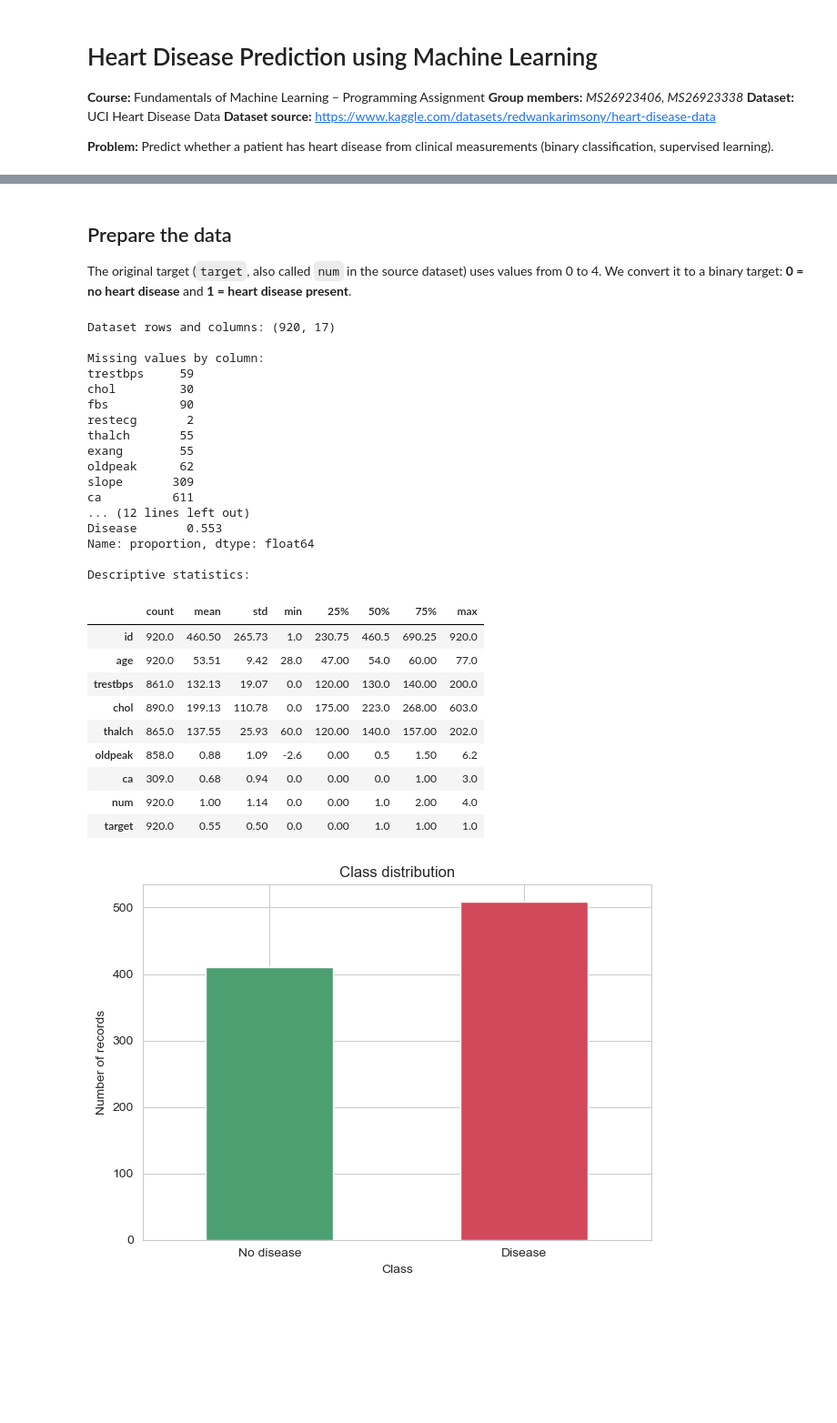
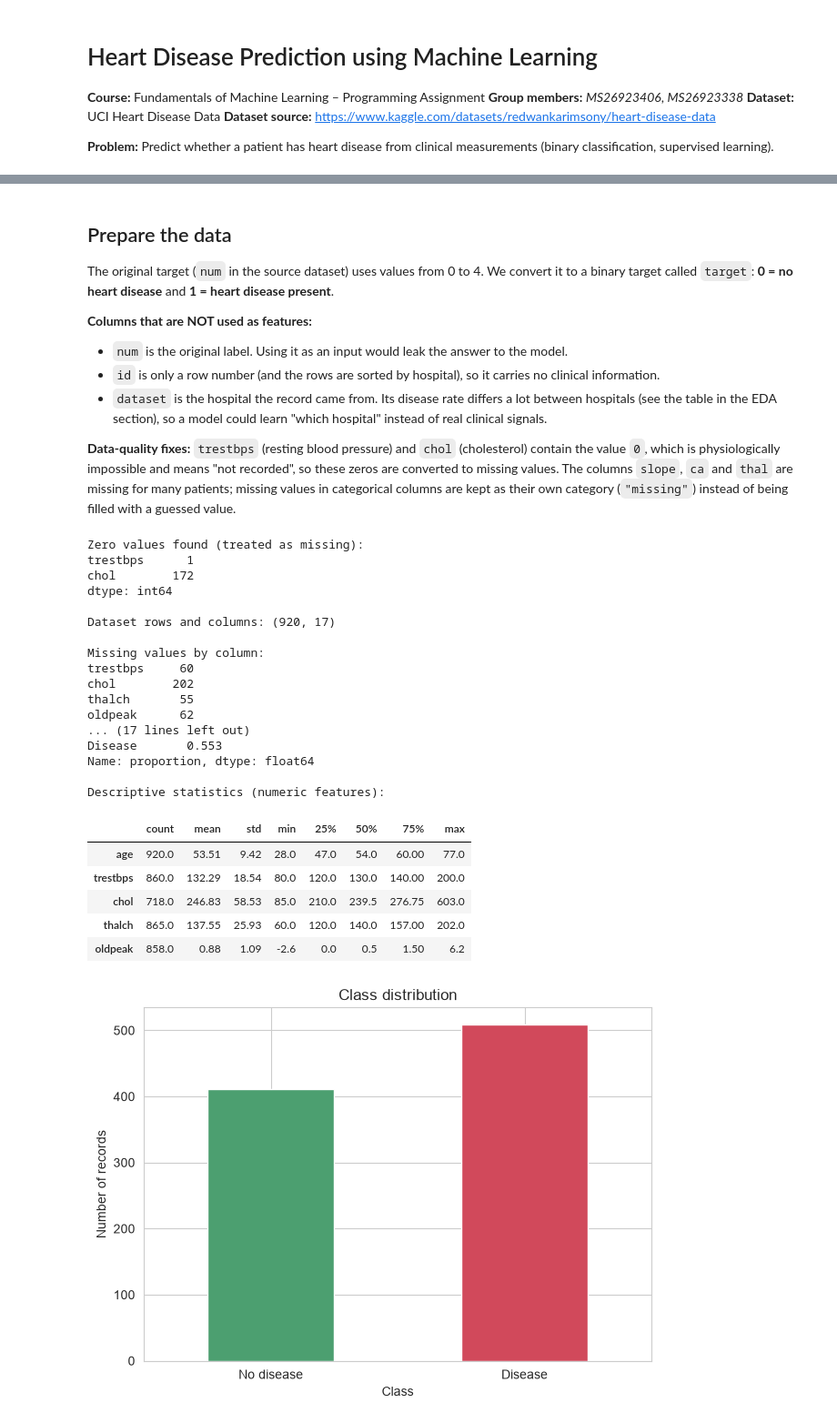
Before and after one commit to Shanaka27/ML_assignment, a Jupyter notebook: ML_Assignment.ipynb, the cells around one changed output, grey strips where cells are left out. Shown at 91% size. Cells and saved outputs as stored; diff of their text form; code cells hidden in the pictures; blank space fills up the shorter version.

```diff
--- a/ML_Assignment.ipynb
+++ b/ML_Assignment.ipynb
@@ -92,68 +99,87 @@ dtype: object
 # %% [markdown]
 ## Prepare the data
 
-The original target (`target`, also called `num` in the source dataset) uses values from 0 to 4. We convert it to a binary target: **0 = no heart disease** and **1 = heart disease present**.
+The original target (`num` in the source dataset) uses values from 0 to 4. We convert it to a binary target called `target`: **0 = no heart disease** and **1 = heart disease present**.
+
+**Columns that are NOT used as features:**
+- `num` is the original label. Using it as an input would leak the answer to the model.
+- `id` is only a row number (and the rows are sorted by hospital), so it carries no clinical information.
+- `dataset` is the hospital the record came from. Its disease rate differs a lot between hospitals (see the table in the EDA section), so a model could learn "which hospital" instead of real clinical signals.
+
+**Data-quality fixes:** `trestbps` (resting blood pressure) and `chol` (cholesterol) contain the value `0`, which is physiologically impossible and means "not recorded", so these zeros are converted to missing values. The columns `slope`, `ca` and `thal` are missing for many patients; missing values in categorical columns are kept as their own category (`"missing"`) instead of being filled with a guessed value.
 # %%
-# Remove rows with missing target values
+TARGET = "target"
+
+# Binary target from the original label (0 = no disease, 1-4 = disease)
+df["num"] = pd.to_numeric(df["num"], errors="coerce")
 df = df.dropna(subset=["num"]).copy()
+df[TARGET] = (df["num"] > 0).astype(int)
 
-# Convert num into a binary target:
-# 0 = No disease, greater than 0 = Disease
-df["target"] = (pd.to_numeric(df["num"], errors="coerce") > 0).astype(int)
+# Impossible zero values -> missing
+zero_cols = ["trestbps", "chol"]
+print("Zero values found (treated as missing):")
+print((df[zero_cols] == 0).sum())
+df[zero_cols] = df[zero_cols].replace(0, np.nan)
 
-print("Dataset rows and columns:", df.shape)
+# True/False and the 0-3 vessel count are categories, so store them as text
+for col in ["fbs", "exang"]:
+    df[col] = df[col].map({True: "True", False: "False"})
+df["ca"] = df["ca"].map(lambda v: str(int(v)) if pd.notna(v) else np.nan)
+
+# Feature columns (id, dataset and num are deliberately excluded)
+num_cols = ["age", "trestbps", "chol", "thalch", "oldpeak"]
+cat_cols = ["sex", "cp", "fbs", "restecg", "exang", "slope", "ca", "thal"]
+feature_cols = num_cols + cat_cols
+
+print("\nDataset rows and columns:", df.shape)
 
 print("\nMissing values by column:")
-missing_values = df.isna().sum()
+missing_values = df[feature_cols].isna().sum()
 print(
     missing_values[missing_values > 0]
     if missing_values.any()
     else "No missing values found."
 )
 
 print("\nClass counts:")
 print(
-    df["target"].value_counts()
+    df[TARGET].value_counts()
     .sort_index()
     .rename(index={0: "No disease", 1: "Disease"})
 )
 
 print("\nClass proportions:")
 print(
-    df["target"].value_counts(normalize=True)
+    df[TARGET].value_counts(normalize=True)
     .sort_index()
     .round(3)
     .rename(index={0: "No disease", 1: "Disease"})
 )
 
-print("\nDescriptive statistics:")
-display(df.describe().T.round(2))
+print("\nDescriptive statistics (numeric features):")
+display(df[num_cols].describe().T.round(2))
 # %% [output]
+Zero values found (treated as missing):
+trestbps      1
+chol        172
+dtype: int64
+
 Dataset rows and columns: (920, 17)
 
 Missing values by column:
-trestbps     59
-chol         30
-fbs          90
-restecg       2
+trestbps     60
+chol        202
 thalch       55
-exang        55
 oldpeak      62
-slope       309
-ca          611
-... (12 lines left out)
+... (17 lines left out)
 Disease       0.553
 Name: proportion, dtype: float64
 
-Descriptive statistics:
+Descriptive statistics (numeric features):
 |  | count | mean | std | min | 25% | 50% | 75% | max |
-| id | 920.0 | 460.50 | 265.73 | 1.0 | 230.75 | 460.5 | 690.25 | 920.0 |
-| age | 920.0 | 53.51 | 9.42 | 28.0 | 47.00 | 54.0 | 60.00 | 77.0 |
-| trestbps | 861.0 | 132.13 | 19.07 | 0.0 | 120.00 | 130.0 | 140.00 | 200.0 |
-| chol | 890.0 | 199.13 | 110.78 | 0.0 | 175.00 | 223.0 | 268.00 | 603.0 |
-| thalch | 865.0 | 137.55 | 25.93 | 60.0 | 120.00 | 140.0 | 157.00 | 202.0 |
-| oldpeak | 858.0 | 0.88 | 1.09 | -2.6 | 0.00 | 0.5 | 1.50 | 6.2 |
-| ca | 309.0 | 0.68 | 0.94 | 0.0 | 0.00 | 0.0 | 1.00 | 3.0 |
-| num | 920.0 | 1.00 | 1.14 | 0.0 | 0.00 | 1.0 | 2.00 | 4.0 |
-| target | 920.0 | 0.55 | 0.50 | 0.0 | 0.00 | 1.0 | 1.00 | 1.0 |
+| age | 920.0 | 53.51 | 9.42 | 28.0 | 47.0 | 54.0 | 60.00 | 77.0 |
+| trestbps | 860.0 | 132.29 | 18.54 | 80.0 | 120.0 | 130.0 | 140.00 | 200.0 |
+| chol | 718.0 | 246.83 | 58.53 | 85.0 | 210.0 | 239.5 | 276.75 | 603.0 |
+| thalch | 865.0 | 137.55 | 25.93 | 60.0 | 120.0 | 140.0 | 157.00 | 202.0 |
+| oldpeak | 858.0 | 0.88 | 1.09 | -2.6 | 0.0 | 0.5 | 1.50 | 6.2 |
 # %%
```
Also changed, not shown: parts of 19 cells of this notebook.
